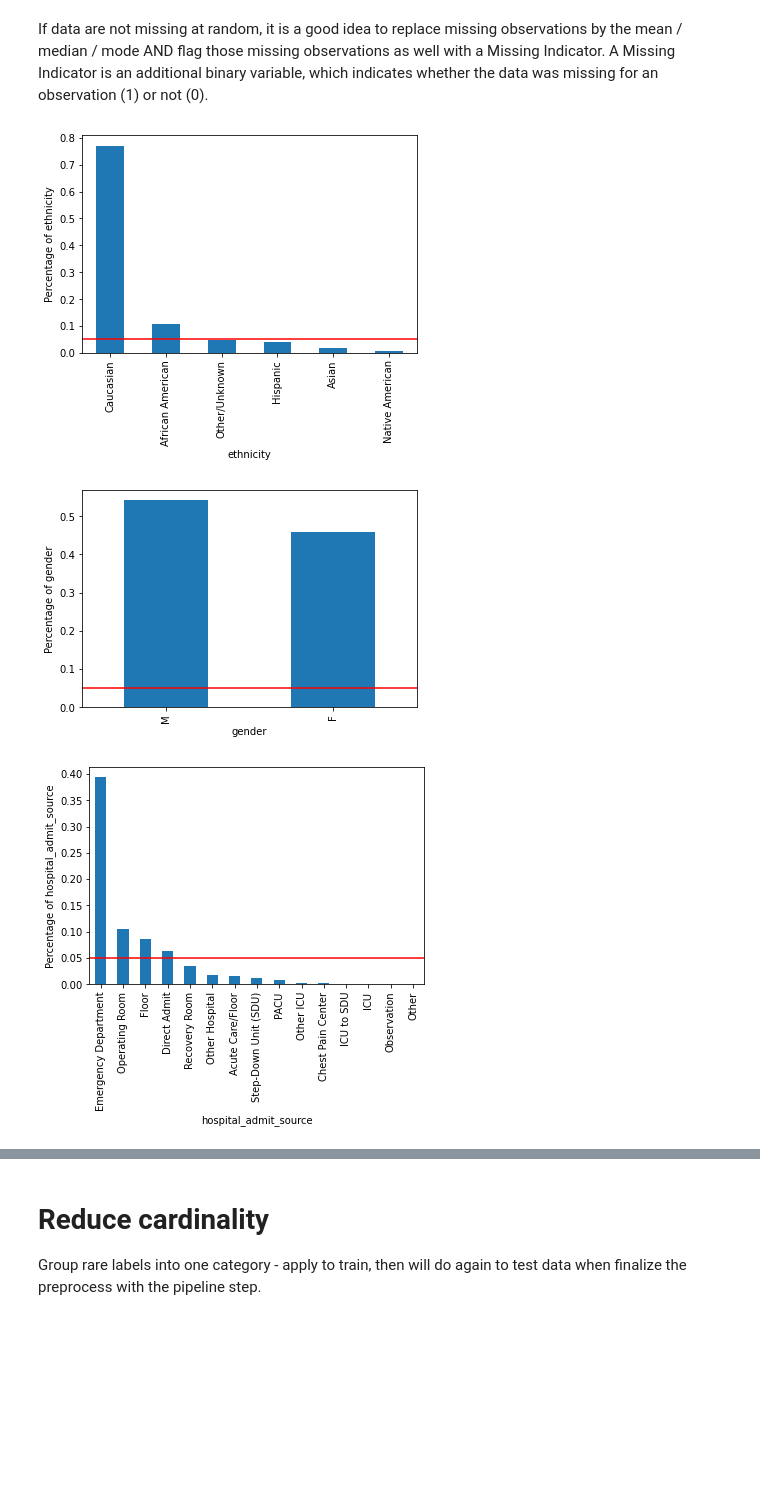
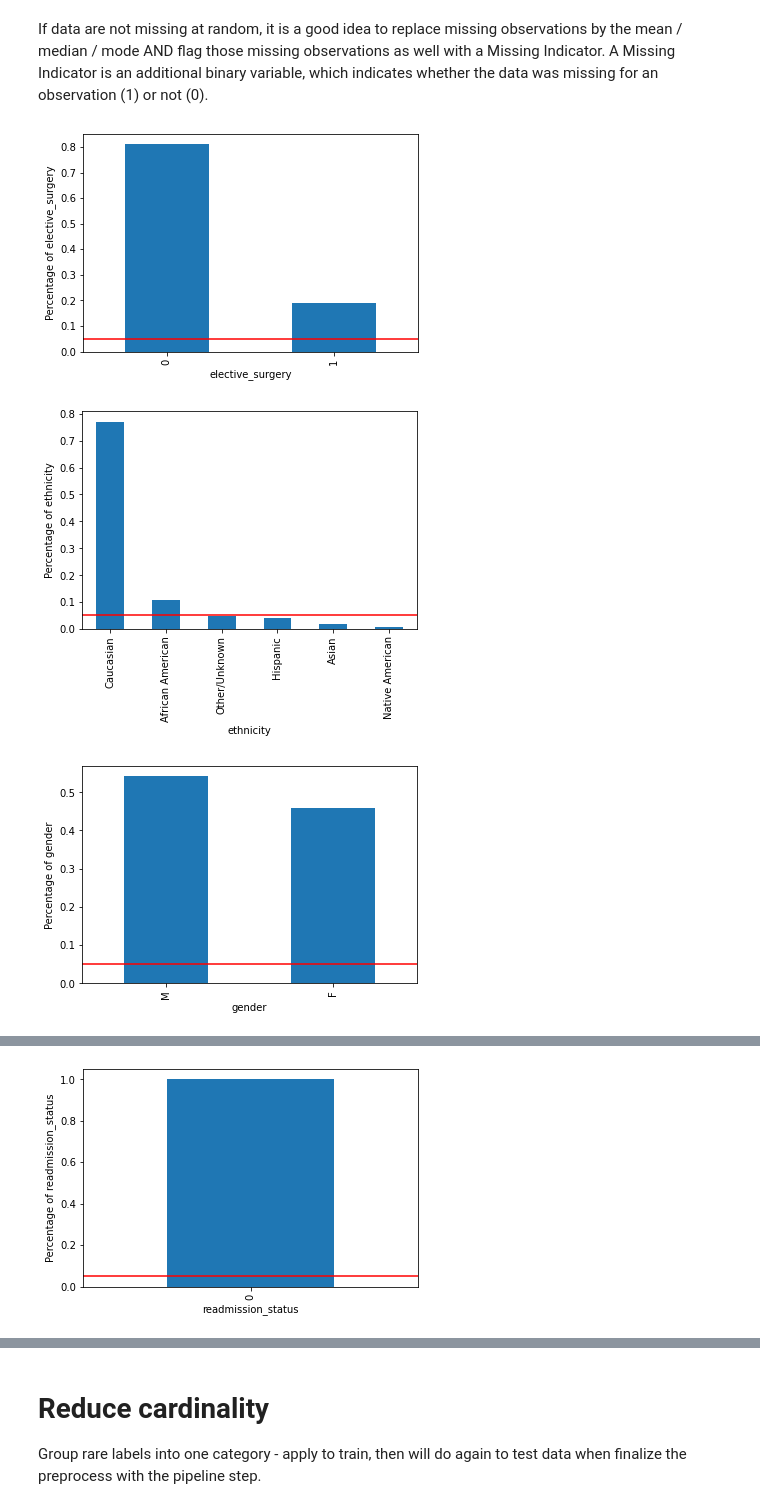
Before and after one commit to salma71/WiDS_kaggle_competition, a Jupyter notebook: data-processing .ipynb, the cells around one changed output, grey strips where cells are left out. Drawn from its saved outputs; the diff is of its cells as text; code cells hidden in the pictures; blank space fills up the shorter version.

Commit message:
clean up discrete variables

```diff
--- a/data-processing .ipynb
+++ b/data-processing .ipynb
@@ -86,12 +86,14 @@ diabetes_mellitus [1 0]
 # make list of variables  types
 
 # numerical: discrete vs continuous
-discrete = [var for var in train_df.columns if train_df[var].dtype!='O' and var!='diabetes_mellitus' and train_df[var].nunique()<10]
-continuous = [var for var in train_df.columns if train_df[var].dtype!='O' and var!='diabetes_mellitus' and var not in discrete]
 
+continuous = [var for var in train_df.columns if train_df[var].dtype!='object' and var!='diabetes_mellitus' and train_df[var].nunique()>10]
 
 # categorical
-categorical = [var for var in train_df.columns if train_df[var].dtype=='O']
+categorical = [var for var in train_df.columns if train_df[var].dtype =='object' or train_df[var].nunique()<=3 and var!='diabetes_mellitus']
+
+discrete = [var for var in train_df.columns if train_df[var].dtype!='object' and train_df[var].nunique()>3 and var not in continuous ]
+
 
 print('There are {} discrete variables'.format(len(discrete)))
 print('There are {} continuous variables'.format(len(continuous)))
@@ -128,20 +157,20 @@ shallow_copy = train_df.copy()
 # %%
 total_labels = len(shallow_copy)
 
 # for each categorical variable
-for col in shallow_copy.select_dtypes('object'):
+for col in categorical:
     # calculate how many times the label is repeated in the whole dataset
     temp_df = pd.Series(shallow_copy[col].value_counts() / total_labels)
 
     # make plot with the above percentages
     fig = temp_df.sort_values(ascending=False).plot.bar()
     fig.set_xlabel(col)
 
     # add a line at 5 % to flag the threshold for rare categories
     fig.axhline(y=0.05, color='red')
     fig.set_ylabel(f'Percentage of {col}')
     plt.show()
 # %% [output]
-[figure, old version]
+[figure, new version]
-[figure, old version]
+[figure, new version]
-[figure, old version]
+[figure, new version]
@@ -150,0 +181 @@ for col in shallow_copy.select_dtypes('object'):
+[figure, added]
```
Also changed, not shown: parts of 31 cells of this notebook.
